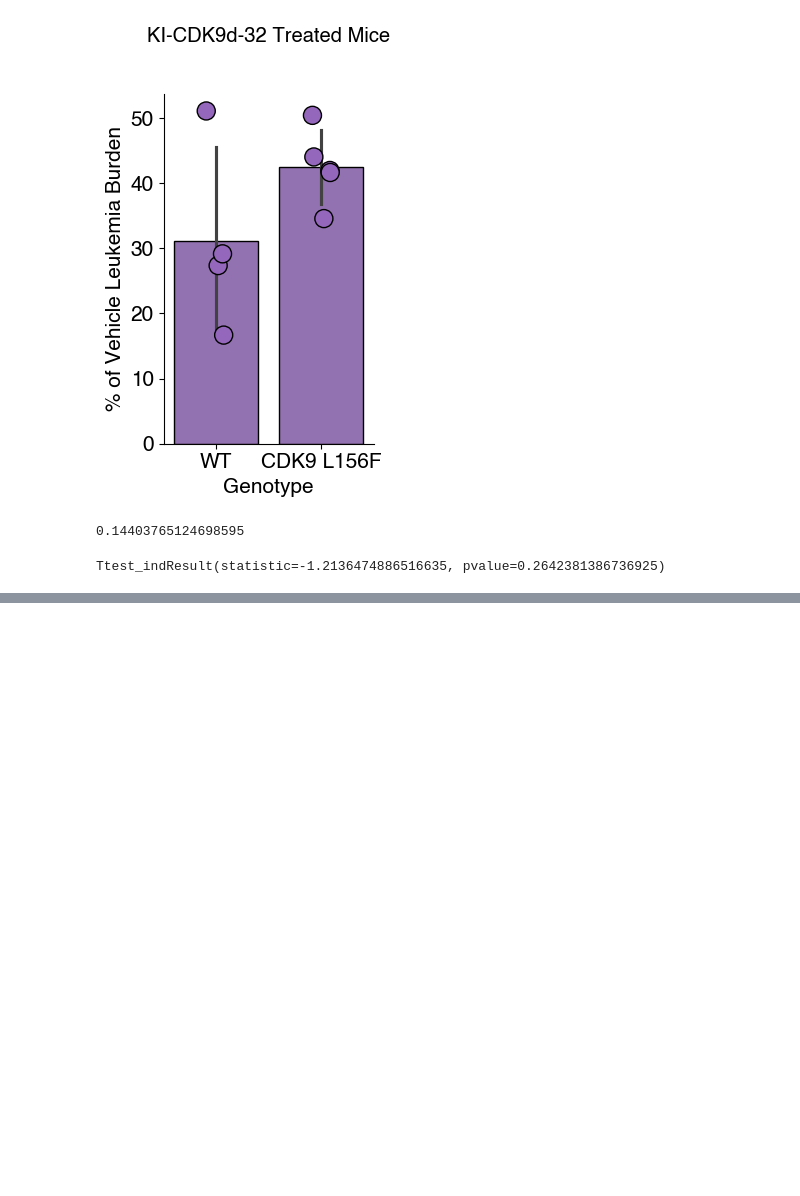
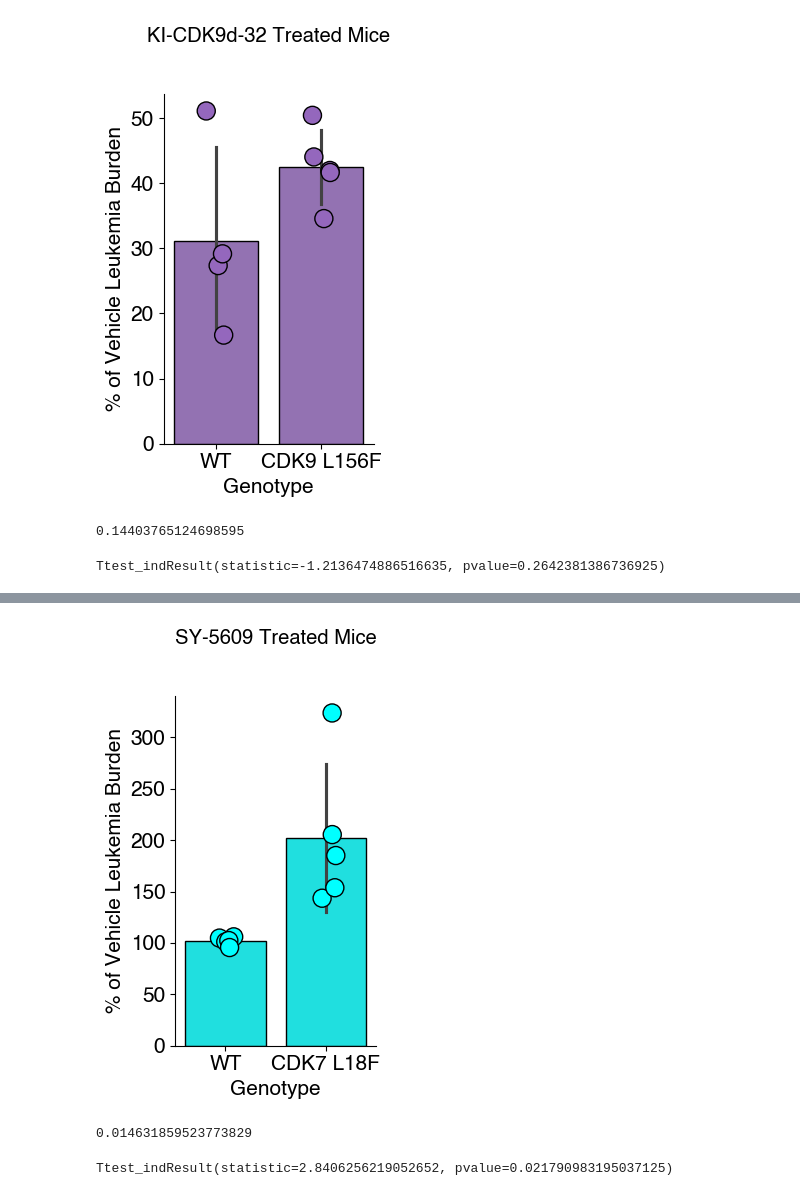
Before and after one commit to samgould2/CDK-BE-mutagenesis, a Jupyter notebook: notebooks/11_in_vivo_analysis/invivo.ipynb, the cells around one changed output, grey strips where cells are left out. Saved outputs shown, nothing was run; the diff lists cells and outputs as text; code cells hidden in the pictures; blank space fills up the shorter version.

Commit message:
in vivo results

```diff
--- a/notebooks/11_in_vivo_analysis/invivo.ipynb
+++ b/notebooks/11_in_vivo_analysis/invivo.ipynb
@@ -75,0 +95,35 @@ Ttest_indResult(statistic=-1.2136474886516635, pvalue=0.2642381386736925)
+# %%
+avg_wt = np.average(a[(a['Genotype']=='WT') & (a['Treatment']=='Vehicle')]['Leukemia Burden'])
+avg_mut = np.average(a[(a['Genotype']=='CDK7 L18F') & (a['Treatment']=='Vehicle')]['Leukemia Burden'])
+
+normed_wt = 100*np.asarray(a[(a['Genotype']=='WT') & (a['Treatment']=='SY-5609')]['Leukemia Burden'])/avg_wt
+normed_mut = 100*np.asarray(a[(a['Genotype']=='CDK7 L18F') & (a['Treatment']=='SY-5609')]['Leukemia Burden'])/avg_mut
+
+g = ['WT']*len(normed_wt) + ['CDK7 L18F']*len(normed_mut)
+
+d2 = pd.DataFrame(dict(zip(['Genotype', '% of Vehicle Leukemia Burden'], [g, list(normed_wt) + list(normed_mut)])))
+
+fig, ax = plt.subplots(figsize=(3,5))
+
+sns.barplot(data=d2, x='Genotype', y='% of Vehicle Leukemia Burden', edgecolor='black', linewidth=1,errorbar='sd', palette=['cyan'])
+sns.stripplot(data=d2, x='Genotype', y='% of Vehicle Leukemia Burden',  dodge=False, edgecolor='black', linewidth=1, size=13, legend=False,palette=['cyan'])
+
+ax.legend(loc='upper right', fontsize=15, frameon=False)
+ax.spines[['right', 'top']].set_visible(False)
+ax.tick_params(axis='both', which='major', labelsize=15)
+ax.set_xlabel('Genotype', fontsize=15)
+ax.set_ylabel('% of Vehicle Leukemia Burden', fontsize=15)
+ax.set_title('SY-5609 Treated Mice\n\n', fontsize=14.5)
+fig.tight_layout()
+#fig.savefig('../../figures/invivo_CDK7_normed.pdf', transparent=True)
+# %% [output]
+[figure, added]
+# %%
+t_statistic, p_value = scipy.stats.ttest_ind(normed_wt, normed_mut)
+print(p_value)
+# %% [output]
+0.014631859523773829
+# %%
+scipy.stats.ttest_ind(a[(a['Genotype']=='CDK7 L18F') & (a['Treatment']=='SY-5609')]['Leukemia Burden'], a[(a['Genotype']=='CDK7 L18F') & (a['Treatment']=='Vehicle')]['Leukemia Burden'])
+# %% [output]
+Ttest_indResult(statistic=2.8406256219052652, pvalue=0.021790983195037125)
```
Also changed, not shown: parts of 3 cells of this notebook, 36 other files.
